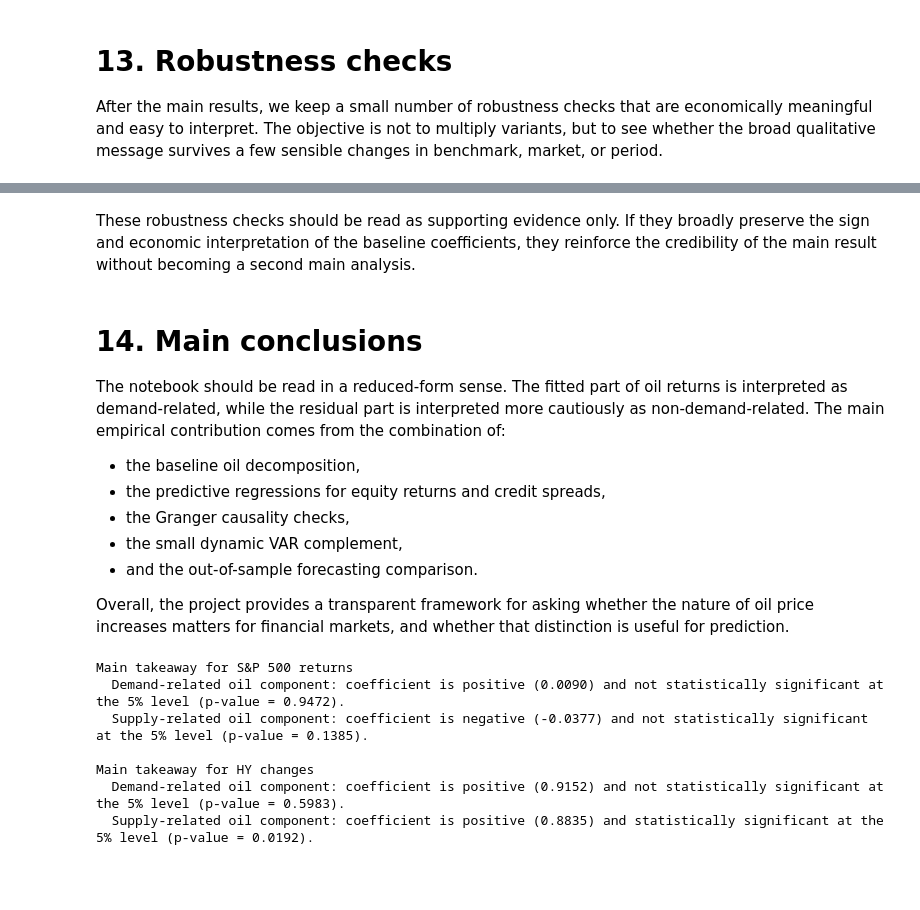
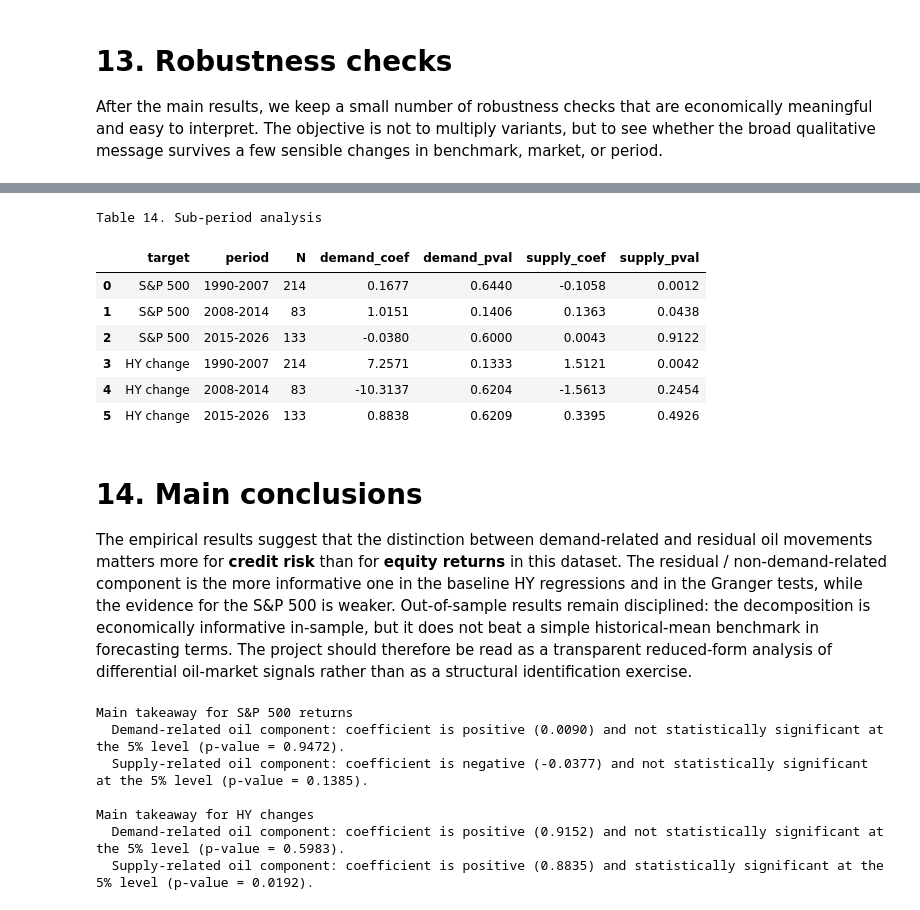
Before and after one commit to LorenzoDavideDeMartino/EMF---Forecasting-the-Effect-of-Oil-Price-Increases-on-Financial-Markets, a Jupyter notebook: AnthonyRottet/L_claude v3.ipynb, the cells around one changed output, grey strips where cells are left out. Saved outputs shown, nothing was run; the diff lists cells and outputs as text; code cells hidden in the pictures; blank space fills up the shorter version.

Commit message:
Finalize AnthonyRottet L_claude v3 notebook

```diff
--- a/AnthonyRottet/L_claude v3.ipynb
+++ b/AnthonyRottet/L_claude v3.ipynb
@@ -1050,16 +1049,48 @@ Table 14. Sub-period analysis
-# %% [markdown]
-These robustness checks should be read as supporting evidence only. If they broadly preserve the sign and economic interpretation of the baseline coefficients, they reinforce the credibility of the main result without becoming a second main analysis.
+# %%
+sub_periods = [
+    ("1990-2007", "1990-01-01", "2008-01-01"),
+    ("2008-2014", "2008-01-01", "2015-01-01"),
+    ("2015-2026", "2015-01-01", "2027-01-01"),
+]  # on coupe l'echantillon en grandes periodes historiques pour voir si le resultat change beaucoup
+
+sub_rows = []
+for target, label in [("sp500_return", "S&P 500"), ("hy_change", "HY change")]:
+    for period_label, start, end in sub_periods:
+        sub = decomposition_df[(decomposition_df["date"] >= start) & (decomposition_df["date"] < end)]  # on isole la sous-periode consideree
+        if len(sub) < 30:
+            continue
+        sub_model, sub_sample = fit_predictive_regression(
+            sub,
+            dependent_col=target,
+            predictor_cols=["baseline_oil_demand_component", "baseline_oil_supply_component", target, "term_spread", "gold_return", "sp500_realized_vol"],
+            horizon=1,
+            cov_type="HC1",
+        )  # on re-estime le modele de base dans chaque sous-periode et pour chaque marche
+        sub_rows.append({
+            "target": label,
+            "period": period_label,
+            "N": len(sub_sample),
+            "demand_coef": sub_model.params.get("baseline_oil_demand_component", np.nan),
+            "demand_pval": sub_model.pvalues.get("baseline_oil_demand_component", np.nan),
+            "supply_coef": sub_model.params.get("baseline_oil_supply_component", np.nan),
+            "supply_pval": sub_model.pvalues.get("baseline_oil_supply_component", np.nan),
+        })
+
+print("Table 14. Sub-period analysis")
+display(pd.DataFrame(sub_rows).round(4))
+# %% [output]
+Table 14. Sub-period analysis
+|  | target | period | N | demand_coef | demand_pval | supply_coef | supply_pval |
+| 0 | S&P 500 | 1990-2007 | 214 | 0.1677 | 0.6440 | -0.1058 | 0.0012 |
+| 1 | S&P 500 | 2008-2014 | 83 | 1.0151 | 0.1406 | 0.1363 | 0.0438 |
+| 2 | S&P 500 | 2015-2026 | 133 | -0.0380 | 0.6000 | 0.0043 | 0.9122 |
+| 3 | HY change | 1990-2007 | 214 | 7.2571 | 0.1333 | 1.5121 | 0.0042 |
+| 4 | HY change | 2008-2014 | 83 | -10.3137 | 0.6204 | -1.5613 | 0.2454 |
+| 5 | HY change | 2015-2026 | 133 | 0.8838 | 0.6209 | 0.3395 | 0.4926 |
 # %% [markdown]
 # 14. Main conclusions
 
-The notebook should be read in a reduced-form sense. The fitted part of oil returns is interpreted as demand-related, while the residual part is interpreted more cautiously as non-demand-related. The main empirical contribution comes from the combination of:
-- the baseline oil decomposition,
-- the predictive regressions for equity returns and credit spreads,
-- the Granger causality checks,
-- the small dynamic VAR complement,
-- and the out-of-sample forecasting comparison.
-
-Overall, the project provides a transparent framework for asking whether the nature of oil price increases matters for financial markets, and whether that distinction is useful for prediction.
+The empirical results suggest that the distinction between demand-related and residual oil movements matters more for **credit risk** than for **equity returns** in this dataset. The residual / non-demand-related component is the more informative one in the baseline HY regressions and in the Granger tests, while the evidence for the S\&P 500 is weaker. Out-of-sample results remain disciplined: the decomposition is economically informative in-sample, but it does not beat a simple historical-mean benchmark in forecasting terms. The project should therefore be read as a transparent reduced-form analysis of differential oil-market signals rather than as a structural identification exercise.
 # %%
 print("Main takeaway for S&P 500 returns")
 for line in interpret_two_component_model(decomposition_models["sp500_return"], "baseline_oil_demand_component", "baseline_oil_supply_component"):
```
Also changed, not shown: parts of 30 cells of this notebook.
